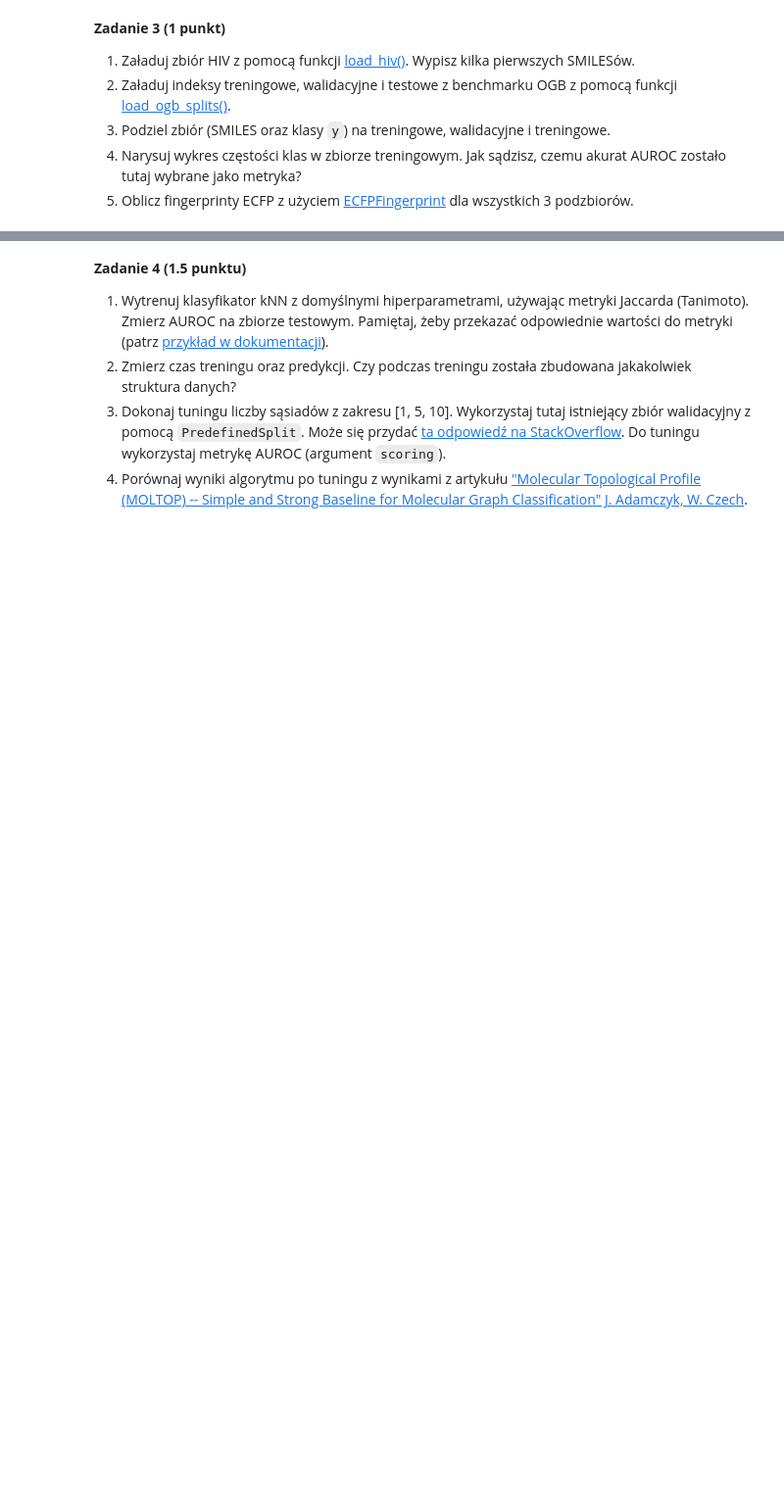
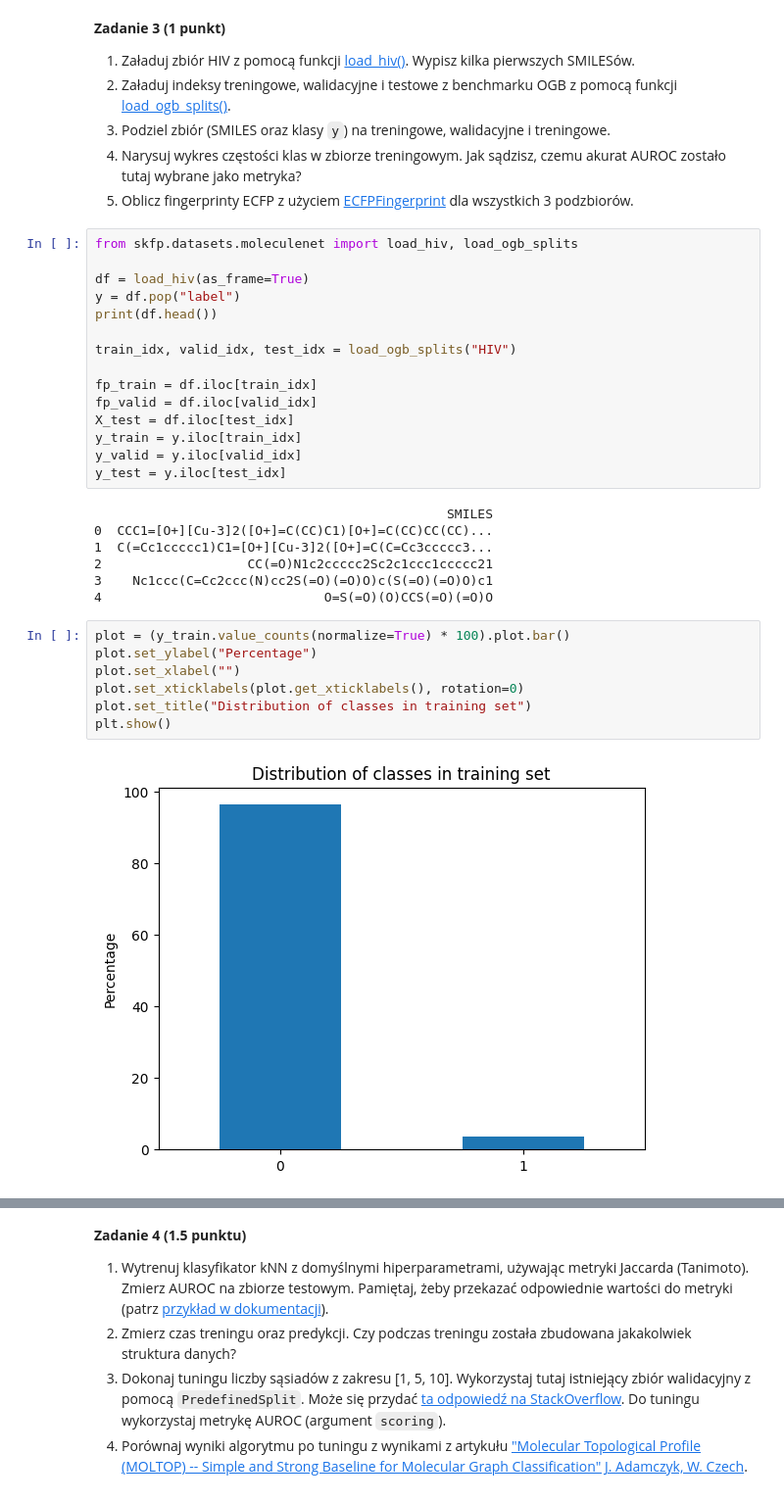
Before and after one commit to rmesek/pum-agh-2025, a Jupyter notebook: lab2/notebook.ipynb, the cells around one changed output, grey strips where cells are left out. Shown at 98% size. Saved outputs shown, nothing was run; the diff lists cells and outputs as text; blank space fills up the shorter version.

```diff
--- a/lab2/notebook.ipynb
+++ b/lab2/notebook.ipynb
@@ -482,3 +482,34 @@ Jako że zbiór jest binarny, to nie ma potrzeby żadnego skalowania zmiennych.
 3. Podziel zbiór (SMILES oraz klasy `y`) na treningowe, walidacyjne i treningowe.
 4. Narysuj wykres częstości klas w zbiorze treningowym. Jak sądzisz, czemu akurat AUROC zostało tutaj wybrane jako metryka?
 5. Oblicz fingerprinty ECFP z użyciem [ECFPFingerprint](https://scikit-fingerprints.github.io/scikit-fingerprints/modules/generated/skfp.fingerprints.ECFPFingerprint.html#skfp.fingerprints.ECFPFingerprint) dla wszystkich 3 podzbiorów.
+# %%
+from skfp.datasets.moleculenet import load_hiv, load_ogb_splits
+
+df = load_hiv(as_frame=True)
+y = df.pop("label")
+print(df.head())
+
+train_idx, valid_idx, test_idx = load_ogb_splits("HIV")
+
+fp_train = df.iloc[train_idx]
+fp_valid = df.iloc[valid_idx]
+X_test = df.iloc[test_idx]
+y_train = y.iloc[train_idx]
+y_valid = y.iloc[valid_idx]
+y_test = y.iloc[test_idx]
+# %% [output]
+                                              SMILES
+0  CCC1=[O+][Cu-3]2([O+]=C(CC)C1)[O+]=C(CC)CC(CC)...
+1  C(=Cc1ccccc1)C1=[O+][Cu-3]2([O+]=C(C=Cc3ccccc3...
+2                   CC(=O)N1c2ccccc2Sc2c1ccc1ccccc21
+3    Nc1ccc(C=Cc2ccc(N)cc2S(=O)(=O)O)c(S(=O)(=O)O)c1
+4                             O=S(=O)(O)CCS(=O)(=O)O
+# %%
+plot = (y_train.value_counts(normalize=True) * 100).plot.bar()
+plot.set_ylabel("Percentage")
+plot.set_xlabel("")
+plot.set_xticklabels(plot.get_xticklabels(), rotation=0)
+plot.set_title("Distribution of classes in training set")
+plt.show()
+# %% [output]
+[figure, added]
```
Also changed, not shown: parts of 14 cells of this notebook.
